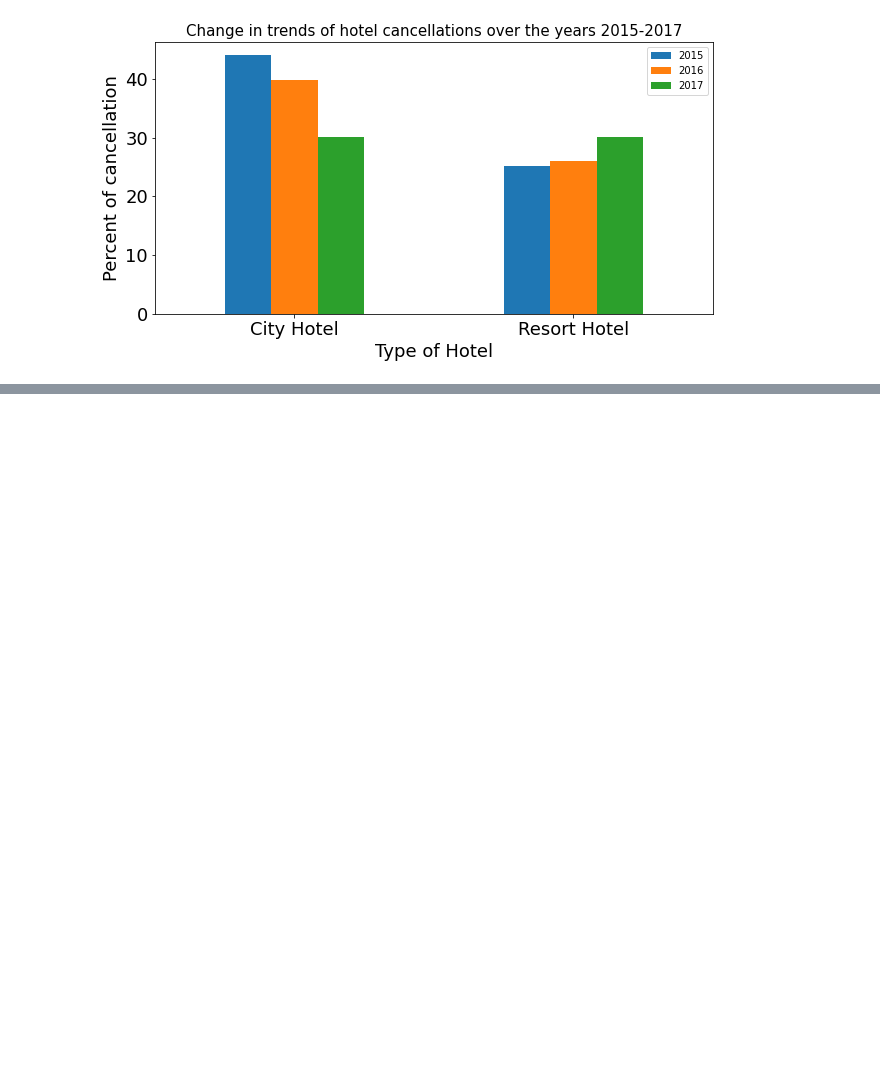
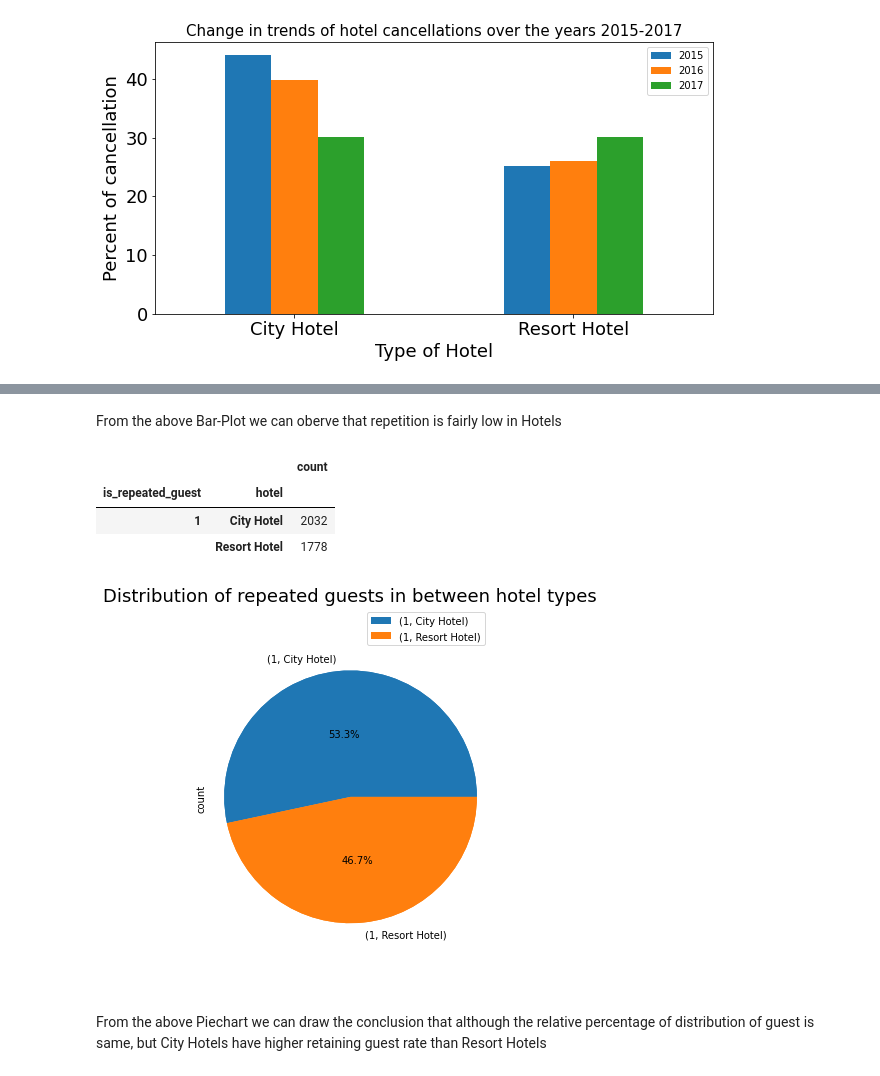
Before and after one commit to Mihirgupta2001/EDA-Capstone-Project-Hotel-Booking, a Jupyter notebook: EDA_Hotel_Booking_Analysis_Capstone_Project.ipynb, the cells around one changed output, grey strips where cells are left out. Saved outputs shown, nothing was run; the diff lists cells and outputs as text; code cells hidden in the pictures; blank space fills up the shorter version.

```diff
--- a/EDA_Hotel_Booking_Analysis_Capstone_Project.ipynb
+++ b/EDA_Hotel_Booking_Analysis_Capstone_Project.ipynb
@@ -202,0 +239,22 @@ plotting.set_xticklabels(['City Hotel','Resort Hotel'],rotation=0)
+# %% [markdown]
+From the above Bar-Plot we can oberve that repetition is fairly low in Hotels
+# %%
+#let us dive down in repeatig guest
+relevant_df2 = relevant_df1.drop(0)
+relevant_df2
+# %% [output]
+|  |  | count |
+| is_repeated_guest | hotel |  |
+| 1 | City Hotel | 2032 |
+|  | Resort Hotel | 1778 |
+# %%
+# Plotting the distribution of repeating guest in a Piechart
+plot2 = relevant_df2.plot.pie(y = 'count',figsize = (5,7))
+plot2.pie(relevant_df2, autopct="%.1f%%", pctdistance=0.5)
+plt.title('Distribution of repeated guests in between hotel types', fontsize = 18)
+plt.axis('equal')
+plt.show()
+# %% [output]
+[figure, added]
+# %% [markdown]
+From the above Piechart we can draw the conclusion that although the relative percentage of distribution of guest is same, but City Hotels have higher retaining guest rate than Resort Hotels
```
Also changed, not shown: parts of 7 cells of this notebook.
